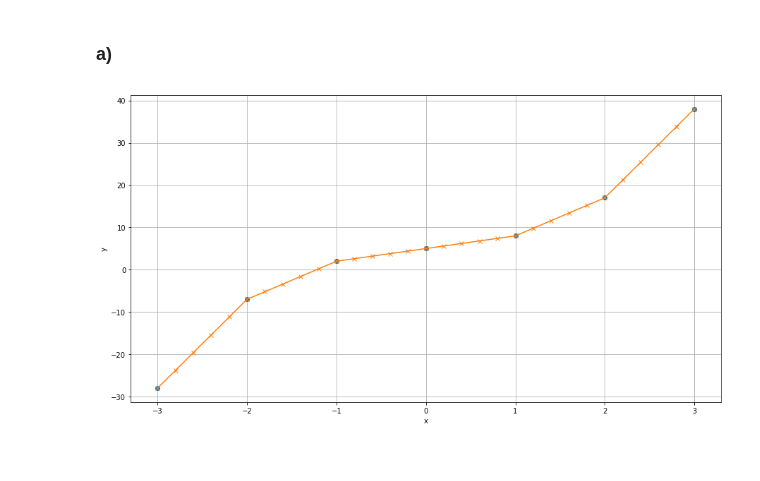
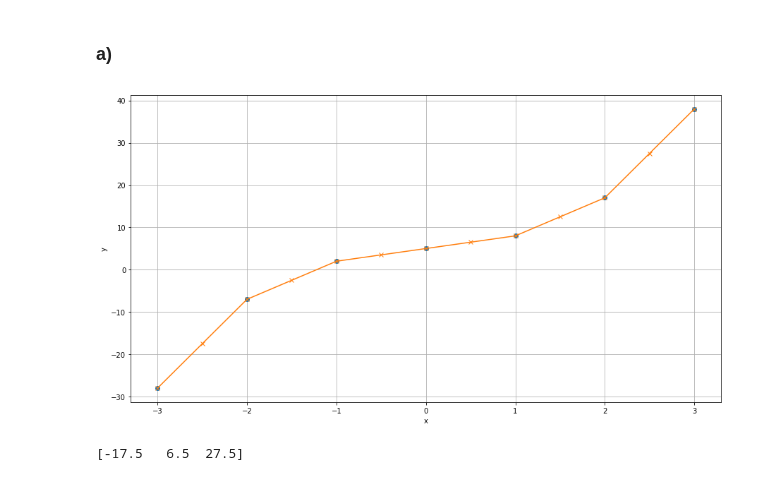
Before and after one commit to jqnoc/scientific-python, a Jupyter notebook: exercises.ipynb, the cells around one changed output. Cells and saved outputs as stored; diff of their text form; code cells hidden in the pictures.

```diff
--- a/exercises.ipynb
+++ b/exercises.ipynb
@@ -456,20 +456,27 @@ plt.show()
 # %%
 def f(x):
     return (x ** 3) + 2 * x + 5
 import matplotlib.pyplot as plt
 import numpy as np
 x = np.linspace (-3, 3, 7)
 y = f(x)
-xvals = np.linspace(-3, 3, 31)
+xvals = np.linspace(-3, 3, 13)
 yinterp = np.interp(xvals, x, y)
 
 import matplotlib.pyplot as plt
 fig = plt.figure(figsize=(15,8))
 plt.plot(x, y, 'o')
 plt.plot(xvals , yinterp , '-x')
 plt.xlabel('x')
 plt.ylabel('y')
 plt.grid(True)
 plt.show()
 # %% [output]
-[figure, old version]
+[figure, new version]
+# %%
+y = f(x)
+xvals = [-2.5,0.5,2.5]
+yinterp = np.interp(xvals, x, y)
+print(yinterp)
+# %% [output]
+[-17.5   6.5  27.5]
```
Also changed, not shown: parts of 1 cell of this notebook.
